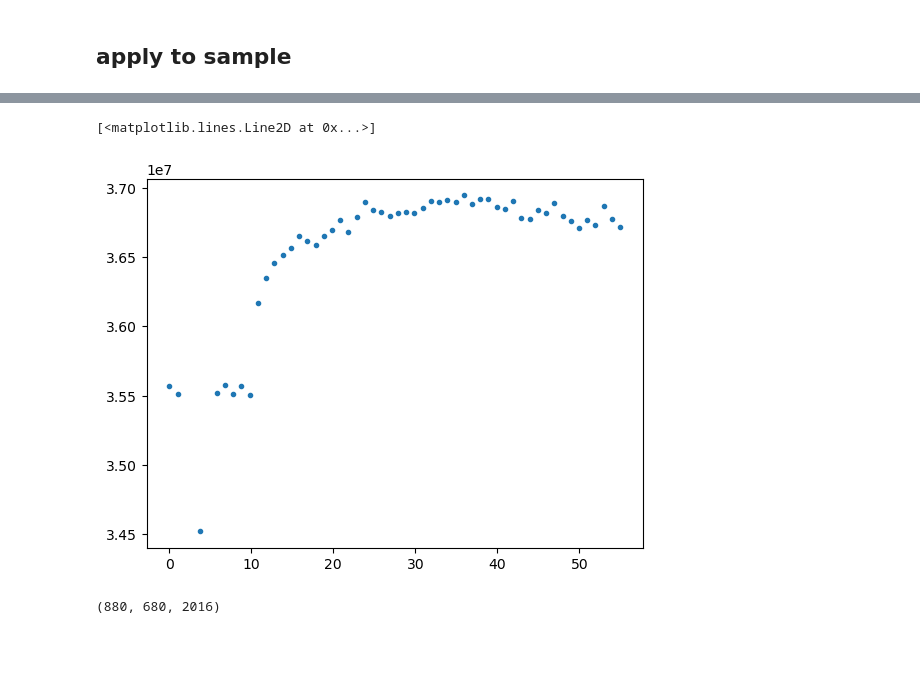
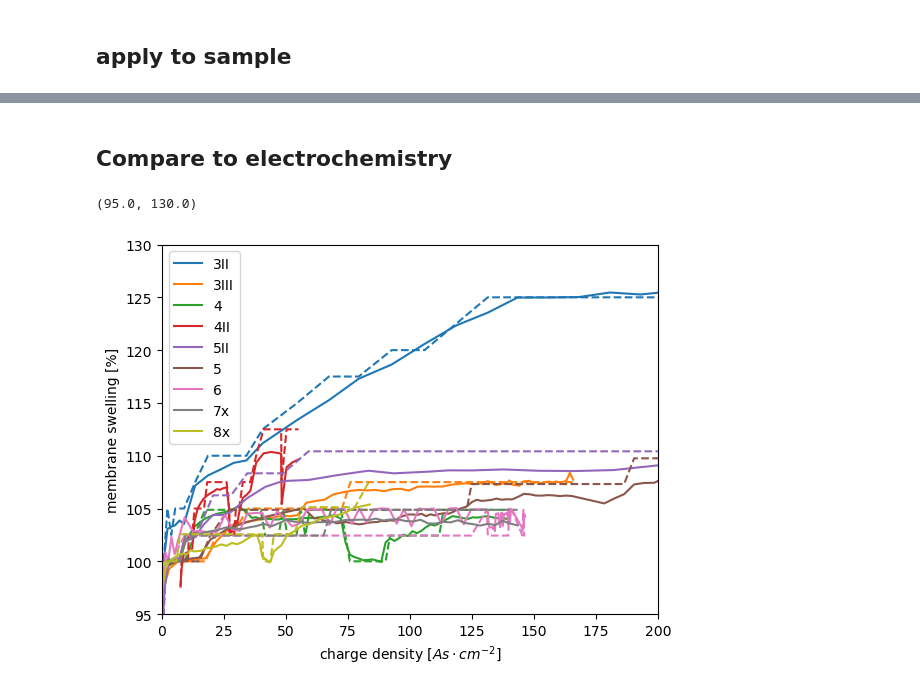
Before and after one commit to Pescatore23/co2ely-tomcat, a Jupyter notebook: data_analysis/04a_membrane_swelling.ipynb, the cells around one changed output, grey strips where cells are left out. Saved outputs shown, nothing was run; the diff lists cells and outputs as text; code cells hidden in the pictures; blank space fills up the shorter version.

Commit message:
membrane sweeling across time and x

```diff
--- a/data_analysis/04a_membrane_swelling.ipynb
+++ b/data_analysis/04a_membrane_swelling.ipynb
@@ -299,11 +289,37 @@ volumes6 = np.array(extract_volumes)
-# %%
-# plt.plot(time, volumes4, '.')
-# plt.plot(time, volumes5, '.')
-plt.plot(time, volumes6, '.')
-# %% [output]
-[<matplotlib.lines.Line2D at 0x...>]
-[figure, removed]
-# %%
-test.shape
-# %% [output]
-(880, 680, 2016)
+# %% [markdown]
+## Compare to electrochemistry
+# %%
+samples = ['3II', '3III', '4', '4II', '5II', '5', '6', '7x', '8x'] #'1'
+# %%
+charge_dict_file = os.path.join(toppath, 'processing', 'EC_overview.nc')
+ECall_data = xr.load_dataset(charge_dict_file)
+# %%
+i = 0
+for sample in samples:
+    membrane_path = os.path.join(toppath, 'processing', sample+'_membrane_swelling.nc')
+    membrane_data = xr.load_dataset(membrane_path)
+    V = membrane_data['membrane volume']
+    Q = ECall_data[sample+'_EC'].sel(variables = 'Q')/Atomo
+    Qfun = sp.interpolate.interp1d(ECall_data[sample+'_EC'].sel(variables = 'timestamps'), Q, fill_value=np.nan, bounds_error=False)
+    Qtomo = Qfun(membrane_data['t_utc'])
+    th = membrane_data['z_median_thickness'].median(dim='x')
+    # plt.plot(Qtomo/1000, th/th.max(), label = sample)
+
+    meas = V
+    ind = meas/meas[5:10].min()
+    meas2 = th
+    ind2 = meas2/meas2[5:10].min()
+
+    plt.plot(Qtomo/1000, ind*100, label = sample, color = cm.tab10(i))
+    plt.plot(Qtomo/1000, ind2*100, color = cm.tab10(i), linestyle = '--')
+    i = i+1
+
+plt.legend(loc = 'upper left')
+plt.xlabel('charge density [$As\cdot cm^{-2}$]')
+plt.ylabel('membrane swelling [%]')
+# plt.xscale('log')
+plt.xlim(0,200)
+plt.ylim(95,130)
+# %% [output]
+(95.0, 130.0)
+[figure, added]
```
Also changed, not shown: parts of 35 cells of this notebook, 1 other file.
